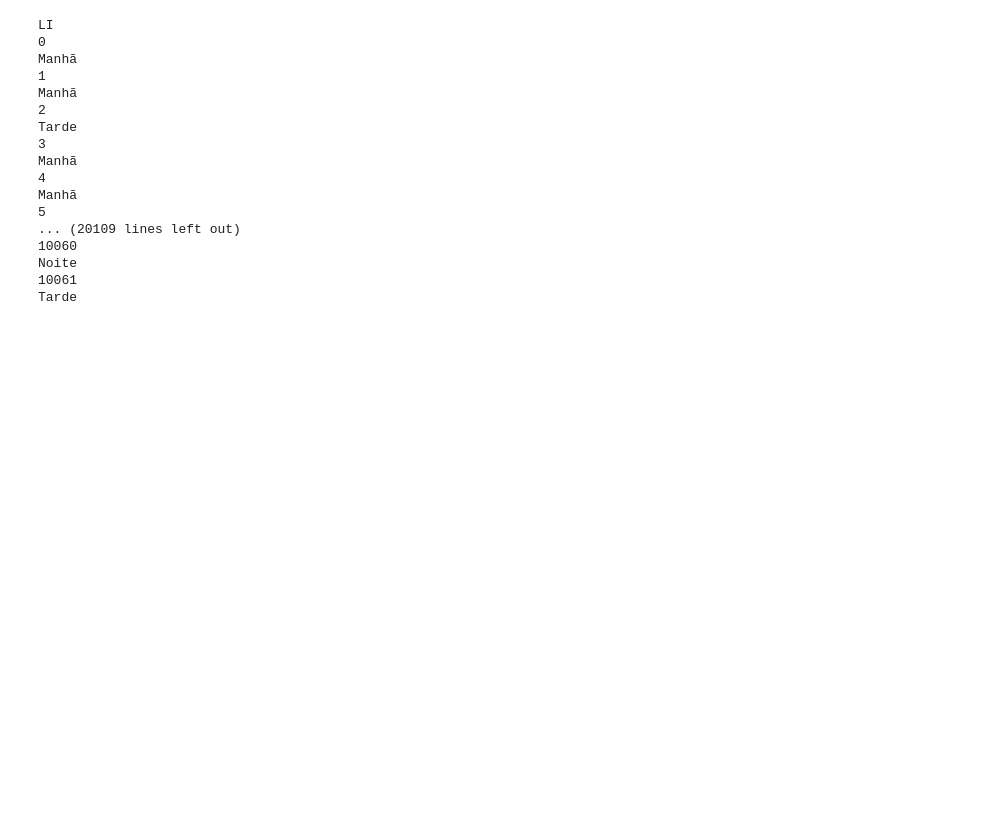
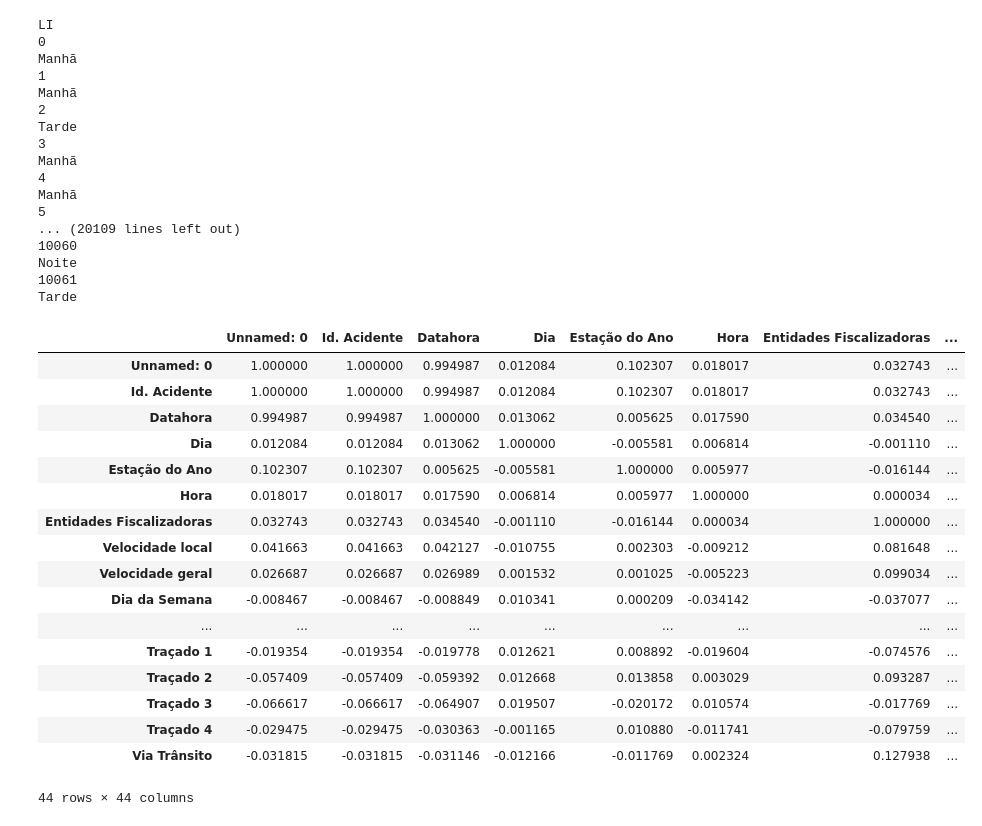
Before and after one commit to dfmce-iscte/ProjetoIAA, a Jupyter notebook: projeto_pedro.ipynb, the cells around one changed output. Drawn from its saved outputs; the diff is of its cells as text; code cells hidden in the pictures; blank space fills up the shorter version.

```diff
--- a/projeto_pedro.ipynb
+++ b/projeto_pedro.ipynb
@@ -183,3 +183,25 @@ Manhã
 Noite
 10061
 Tarde
+# %%
+df=open_sheet("transformado_10000_sample.xlsx")
+df.apply(lambda x : pd.factorize(x)[0]).corr(method='pearson', min_periods=1)
+# %% [output]
+|  | Unnamed: 0 | Id. Acidente | Datahora | Dia | Estação do Ano | Hora | Entidades Fiscalizadoras | ... |
+| Unnamed: 0 | 1.000000 | 1.000000 | 0.994987 | 0.012084 | 0.102307 | 0.018017 | 0.032743 | ... |
+| Id. Acidente | 1.000000 | 1.000000 | 0.994987 | 0.012084 | 0.102307 | 0.018017 | 0.032743 | ... |
+| Datahora | 0.994987 | 0.994987 | 1.000000 | 0.013062 | 0.005625 | 0.017590 | 0.034540 | ... |
+| Dia | 0.012084 | 0.012084 | 0.013062 | 1.000000 | -0.005581 | 0.006814 | -0.001110 | ... |
+| Estação do Ano | 0.102307 | 0.102307 | 0.005625 | -0.005581 | 1.000000 | 0.005977 | -0.016144 | ... |
+| Hora | 0.018017 | 0.018017 | 0.017590 | 0.006814 | 0.005977 | 1.000000 | 0.000034 | ... |
+| Entidades Fiscalizadoras | 0.032743 | 0.032743 | 0.034540 | -0.001110 | -0.016144 | 0.000034 | 1.000000 | ... |
+| Velocidade local | 0.041663 | 0.041663 | 0.042127 | -0.010755 | 0.002303 | -0.009212 | 0.081648 | ... |
+| Velocidade geral | 0.026687 | 0.026687 | 0.026989 | 0.001532 | 0.001025 | -0.005223 | 0.099034 | ... |
+| Dia da Semana | -0.008467 | -0.008467 | -0.008849 | 0.010341 | 0.000209 | -0.034142 | -0.037077 | ... |
+| ... | ... | ... | ... | ... | ... | ... | ... | ... |
+| Traçado 1 | -0.019354 | -0.019354 | -0.019778 | 0.012621 | 0.008892 | -0.019604 | -0.074576 | ... |
+| Traçado 2 | -0.057409 | -0.057409 | -0.059392 | 0.012668 | 0.013858 | 0.003029 | 0.093287 | ... |
+| Traçado 3 | -0.066617 | -0.066617 | -0.064907 | 0.019507 | -0.020172 | 0.010574 | -0.017769 | ... |
+| Traçado 4 | -0.029475 | -0.029475 | -0.030363 | -0.001165 | 0.010880 | -0.011741 | -0.079759 | ... |
+| Via Trânsito | -0.031815 | -0.031815 | -0.031146 | -0.012166 | -0.011769 | 0.002324 | 0.127938 | ... |
+44 rows × 44 columns
```
Also changed, not shown: parts of 2 cells of this notebook.
